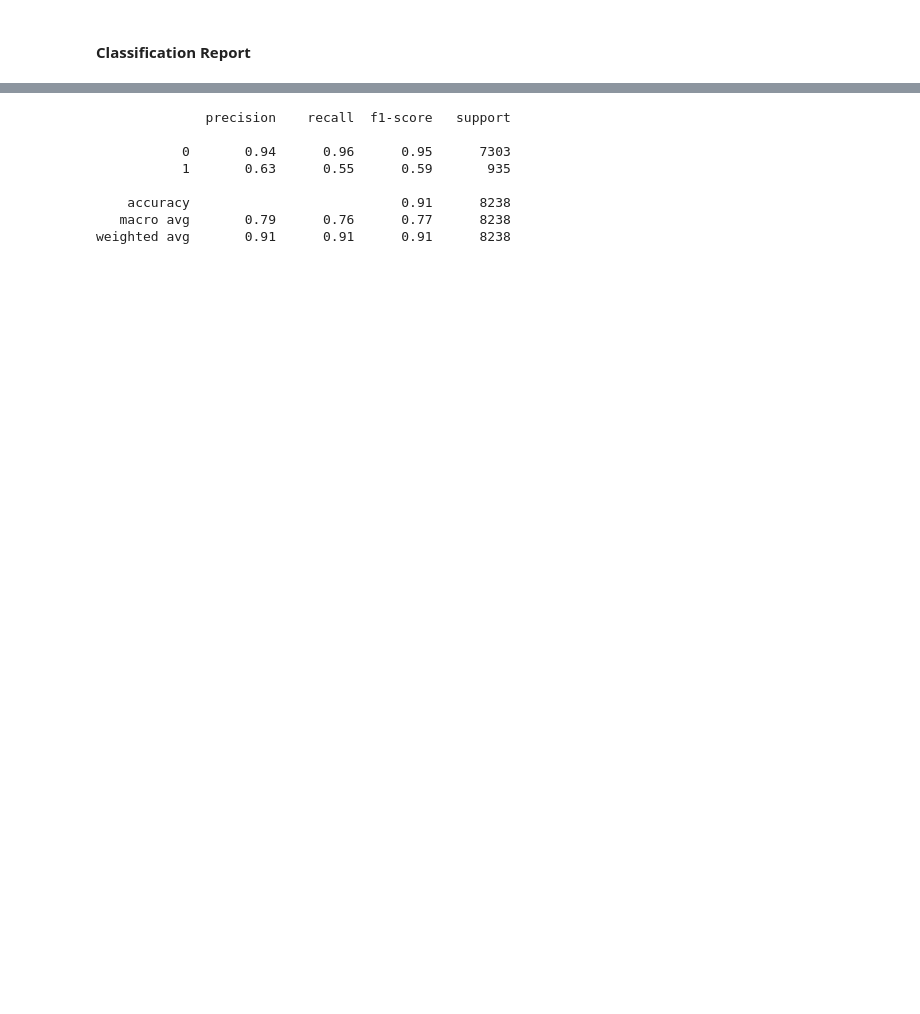
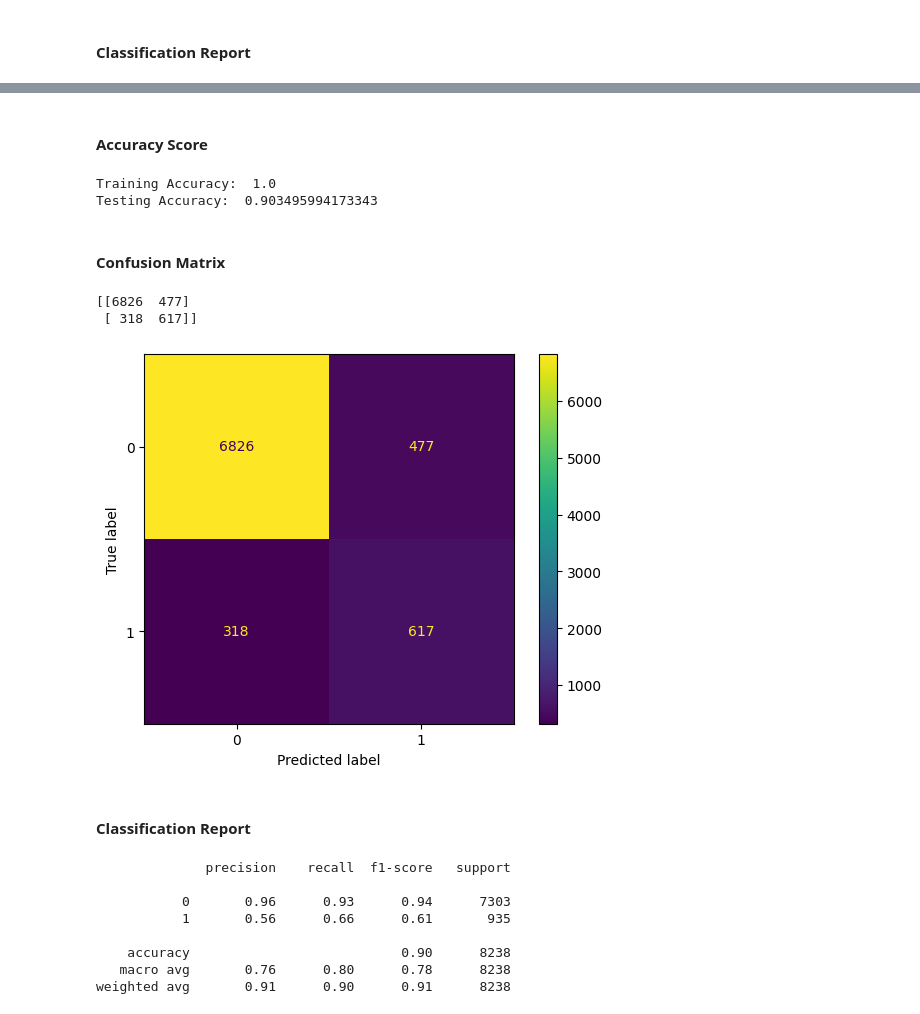
Before and after one commit to dataemperor/Bank-Marketing-Classification, a Jupyter notebook: decision_tree.ipynb, the cells around one changed output, grey strips where cells are left out. Cells and saved outputs as stored; diff of their text form; code cells hidden in the pictures; blank space fills up the shorter version.

Commit message:
SMOTE

```diff
--- a/decision_tree.ipynb
+++ b/decision_tree.ipynb
@@ -144,12 +180,45 @@ plt.show()
+# %%
+smote = SMOTE(random_state=42)
+
+oversampled_X_train, oversampled_y_train = smote.fit_resample(X_train, y_train)
+
+trained_oversampled_neural_network = random_forest_model.fit(oversampled_X_train, oversampled_y_train)
+
+oversampled_training_predictions = (random_forest_model.predict(X_train) > 0.5).astype("int32")
+oversampled_testing_predictions = (random_forest_model.predict(X_test) > 0.5).astype("int32")
+# %% [markdown]
+#### Accuracy Score
+# %%
+oversampled_training_accuracy_score = accuracy_score(y_train, oversampled_training_predictions)
+oversampled_testing_accuracy_score = accuracy_score(y_test, oversampled_testing_predictions)
+print("Training Accuracy: ", oversampled_training_accuracy_score)
+print("Testing Accuracy: ", oversampled_testing_accuracy_score)
+# %% [output]
+Training Accuracy:  1.0
+Testing Accuracy:  0.903495994173343
+# %% [markdown]
+#### Confusion Matrix
+# %%
+oversampled_confusion_matrix = confusion_matrix(y_test, oversampled_testing_predictions)
+print(oversampled_confusion_matrix)
+confusion_matrix_display = metrics.ConfusionMatrixDisplay(confusion_matrix=oversampled_confusion_matrix)
+confusion_matrix_display.plot()
+plt.show()
+# %% [output]
+[[6826  477]
+ [ 318  617]]
+[figure, added]
+# %% [markdown]
+#### Classification Report
 # %%
-model_classification_report = classification_report(y_test, weighted_testing_predictions)
-print(model_classification_report)
+oversampled_classification_report = classification_report(y_test, oversampled_testing_predictions)
+print(oversampled_classification_report)
 # %% [output]
               precision    recall  f1-score   support
 
-           0       0.94      0.96      0.95      7303
-           1       0.63      0.55      0.59       935
+           0       0.96      0.93      0.94      7303
+           1       0.56      0.66      0.61       935
 
-    accuracy                           0.91      8238
-   macro avg       0.79      0.76      0.77      8238
-weighted avg       0.91      0.91      0.91      8238
+    accuracy                           0.90      8238
+   macro avg       0.76      0.80      0.78      8238
+weighted avg       0.91      0.90      0.91      8238
```
Also changed, not shown: parts of 11 cells of this notebook.
